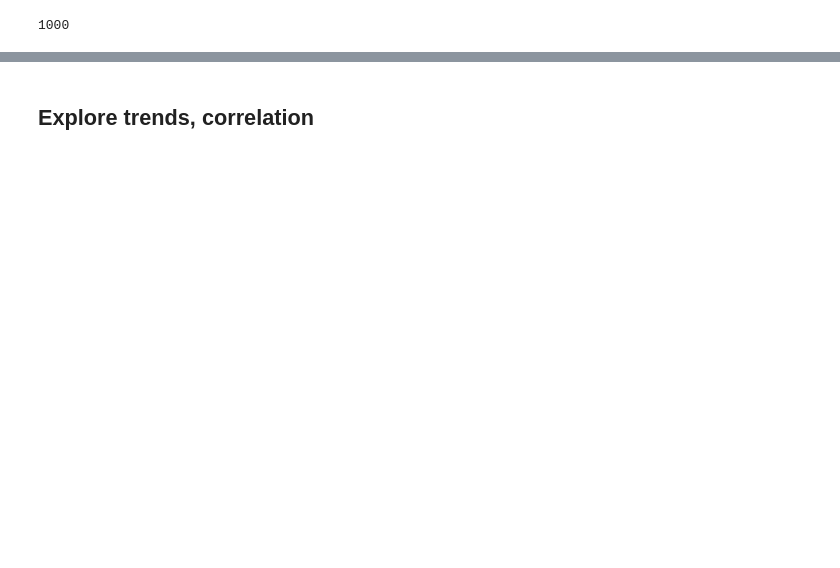
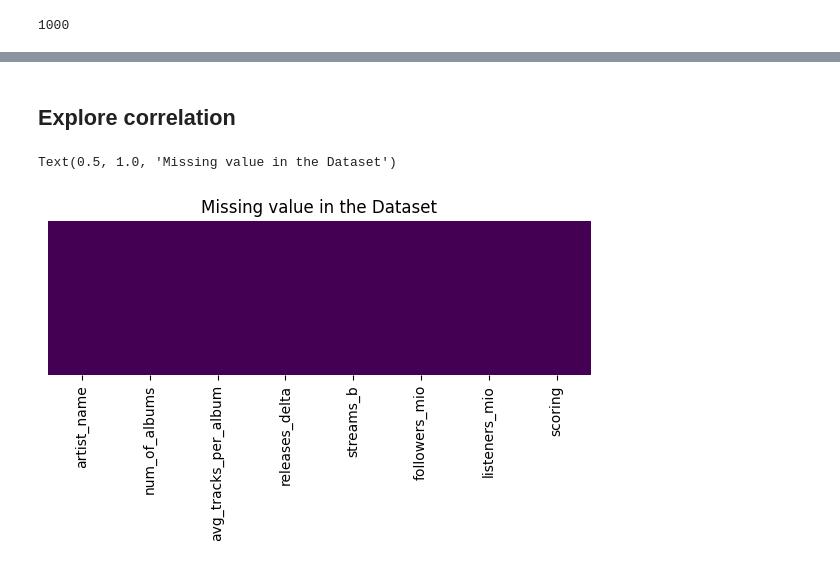
Before and after one commit to dekristi/Spotify_Project, a Jupyter notebook: Spotify_Project.ipynb, the cells around one changed output, grey strips where cells are left out. Drawn from its saved outputs; the diff is of its cells as text; code cells hidden in the pictures; blank space fills up the shorter version.

```diff
--- a/Spotify_Project.ipynb
+++ b/Spotify_Project.ipynb
@@ -308,5 +395,14 @@ sql_df
 # %% [markdown]
-## Explore trends, correlation
+## Explore correlation
+# %%
+#Check for missing value
+
+plt.figure(figsize=(7,2))
+sns.heatmap(sql_df.isnull(), cbar=False, cmap='viridis', yticklabels=False)
+plt.title('Missing value in the Dataset')
+# %% [output]
+Text(0.5, 1.0, 'Missing value in the Dataset')
+[figure, added]
 # %%
 y=sql_df['scoring']
 # %%
```
Also changed, not shown: parts of 16 cells of this notebook, 1 other file.
